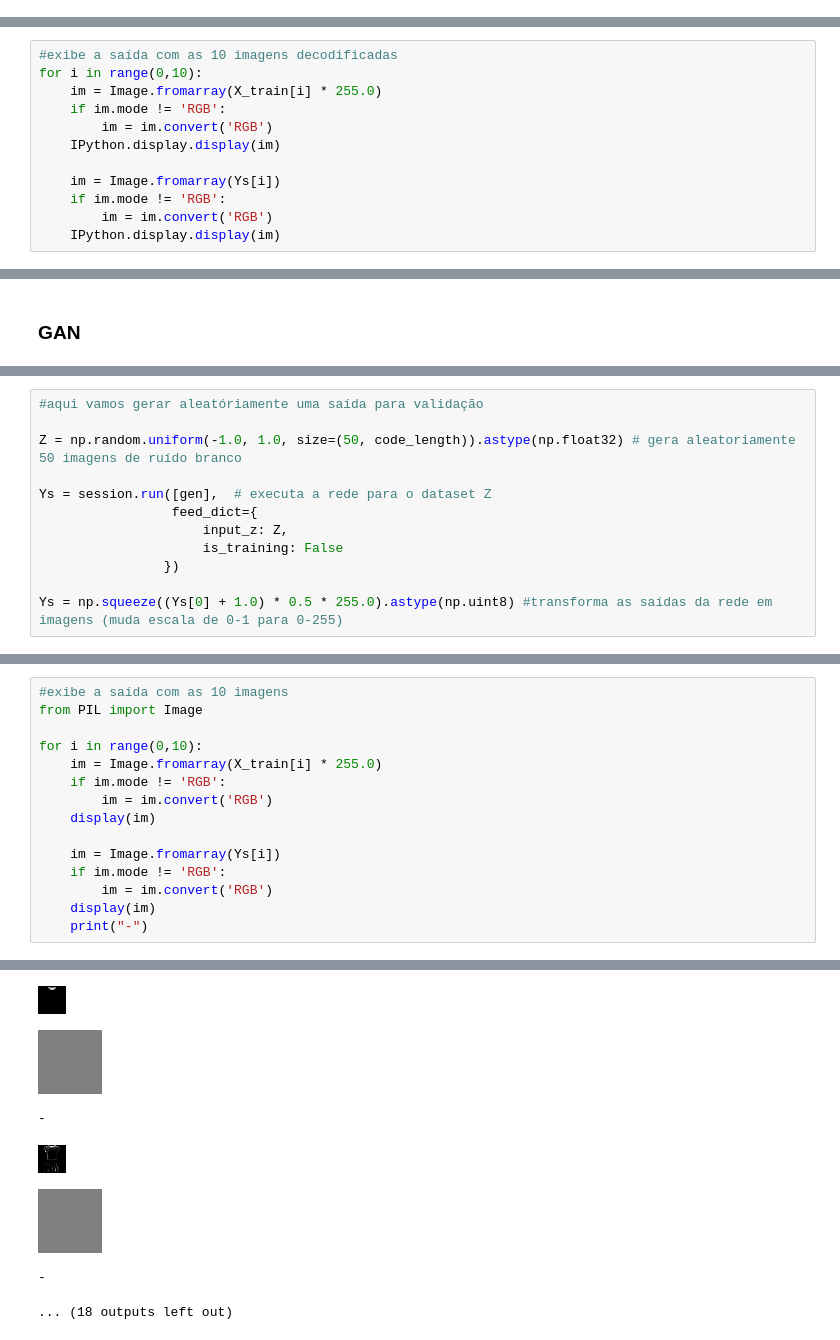
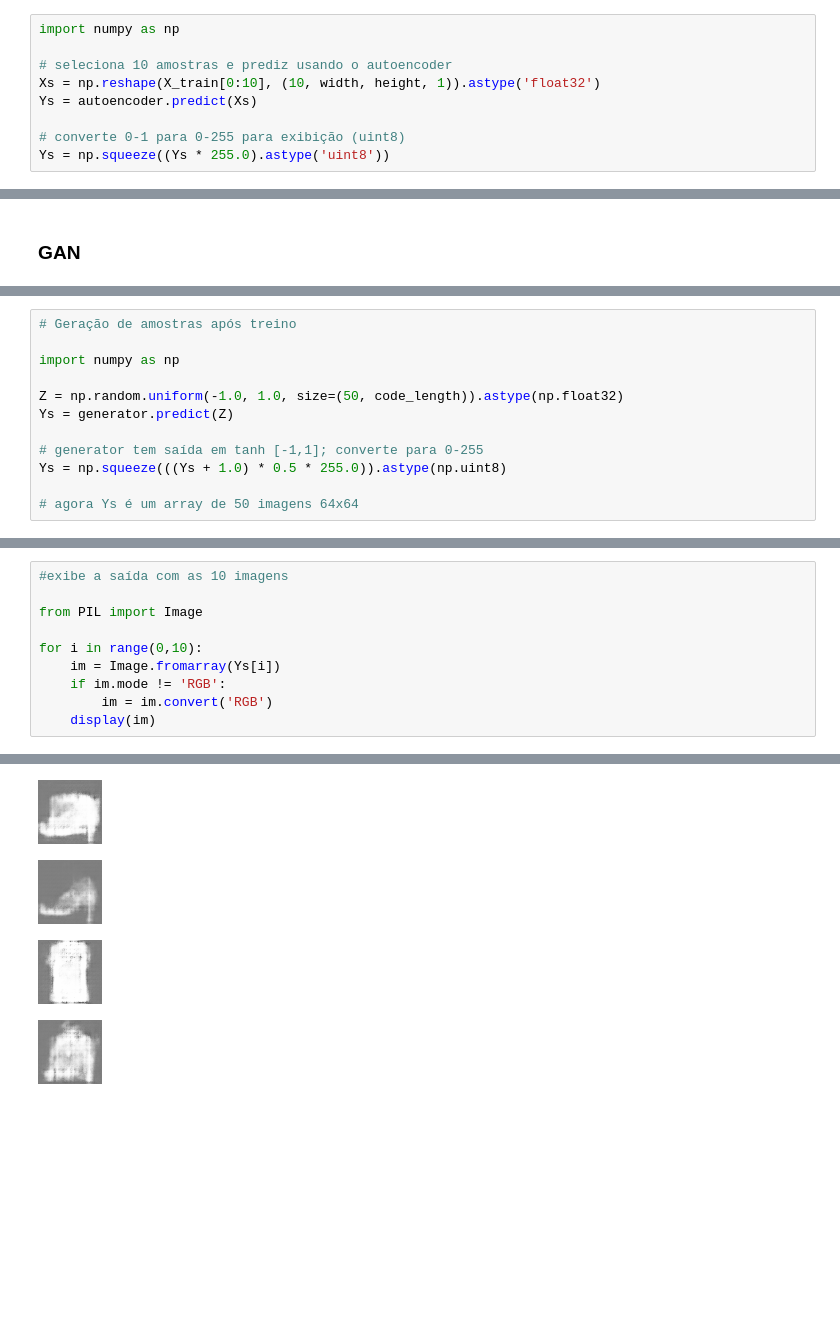
Before and after one commit to marciomocellin/ciencia-de-dados-e-analytics, a Jupyter notebook: analytics-descriptive-and-predictive/Aula 02 - Introducao ao DeepLearning.ipynb, the cells around one changed output, grey strips where cells are left out. Saved outputs shown, nothing was run; the diff lists cells and outputs as text; blank space fills up the shorter version.

Commit message:
atualizando notebooks das aulas de analytics-descriptive-and-predictive e adicionando arquivo de requirements

```diff
--- a/analytics-descriptive-and-predictive/Aula 02 - Introducao ao DeepLearning.ipynb
+++ b/analytics-descriptive-and-predictive/Aula 02 - Introducao ao DeepLearning.ipynb
@@ -305,0 +285,9 @@ Ys = np.squeeze(Ys[0] * 255.0) #transforma as saídas da rede em imagens (muda e
+# %%
+import numpy as np
+
+# seleciona 10 amostras e prediz usando o autoencoder
+Xs = np.reshape(X_train[0:10], (10, width, height, 1)).astype('float32')
+Ys = autoencoder.predict(Xs)
+
+# converte 0-1 para 0-255 para exibição (uint8)
+Ys = np.squeeze((Ys * 255.0).astype('uint8'))
@@ -640,12 +323,0 @@ Ys = np.squeeze(Ys[0] * 255.0) #transforma as saídas da rede em imagens (muda e
-# %%
-#exibe a saída com as 10 imagens decodificadas
-for i in range(0,10):
-    im = Image.fromarray(X_train[i] * 255.0)
-    if im.mode != 'RGB':
-        im = im.convert('RGB')
-    IPython.display.display(im)
-
-    im = Image.fromarray(Ys[i])
-    if im.mode != 'RGB':
-        im = im.convert('RGB')
-    IPython.display.display(im)
@@ -877,12 +524,12 @@ KeyboardInterrupt:
 # %%
-#aqui vamos gerar aleatóriamente uma saída para validação
+# Geração de amostras após treino
 
-Z = np.random.uniform(-1.0, 1.0, size=(50, code_length)).astype(np.float32) # gera aleatoriamente 50 imagens de ruído branco
+import numpy as np
 
-Ys = session.run([gen],  # executa a rede para o dataset Z
-                 feed_dict={
-                     input_z: Z,
-                     is_training: False
-                })
+Z = np.random.uniform(-1.0, 1.0, size=(50, code_length)).astype(np.float32)
+Ys = generator.predict(Z)
 
-Ys = np.squeeze((Ys[0] + 1.0) * 0.5 * 255.0).astype(np.uint8) #transforma as saídas da rede em imagens (muda escala de 0-1 para 0-255)
+# generator tem saída em tanh [-1,1]; converte para 0-255
+Ys = np.squeeze(((Ys + 1.0) * 0.5 * 255.0)).astype(np.uint8)
+
+# agora Ys é um array de 50 imagens 64x64
@@ -889,16 +539,11 @@ Ys = np.squeeze((Ys[0] + 1.0) * 0.5 * 255.0).astype(np.uint8) #transforma as sa
 # %%
 #exibe a saída com as 10 imagens
+
 from PIL import Image
 
 for i in range(0,10):
-    im = Image.fromarray(X_train[i] * 255.0)
-    if im.mode != 'RGB':
-        im = im.convert('RGB')
-    display(im)
-
     im = Image.fromarray(Ys[i])
     if im.mode != 'RGB':
         im = im.convert('RGB')
     display(im)
-    print("-")
 # %% [output]
@@ -911,7 +554,4 @@ for i in range(0,10):
-[figure, old version]
+[figure, new version]
-[figure, old version]
+[figure, new version]
--
-[figure, old version]
+[figure, new version]
-[figure, old version]
+[figure, new version]
--
-... (18 outputs left out)
```
Also changed, not shown: parts of 46 cells of this notebook, 4 other files.
